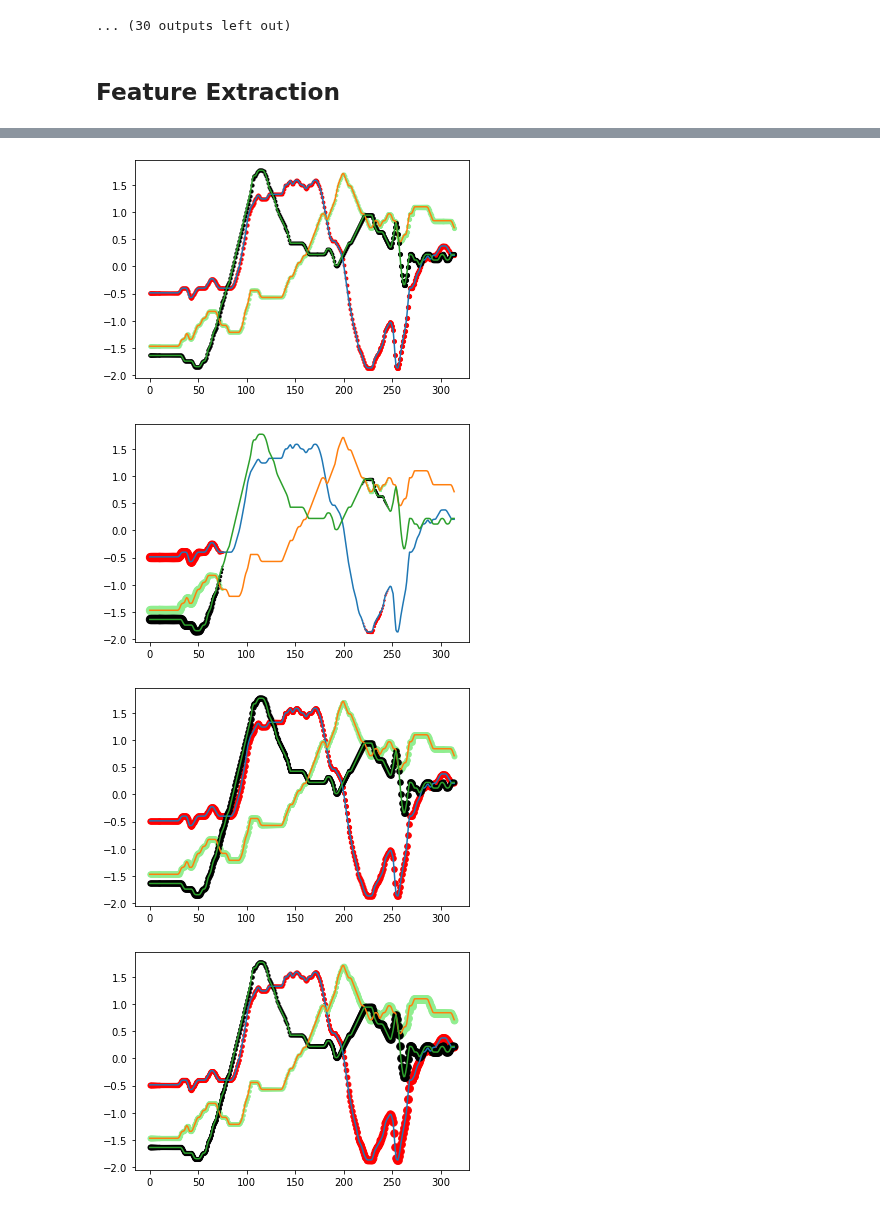
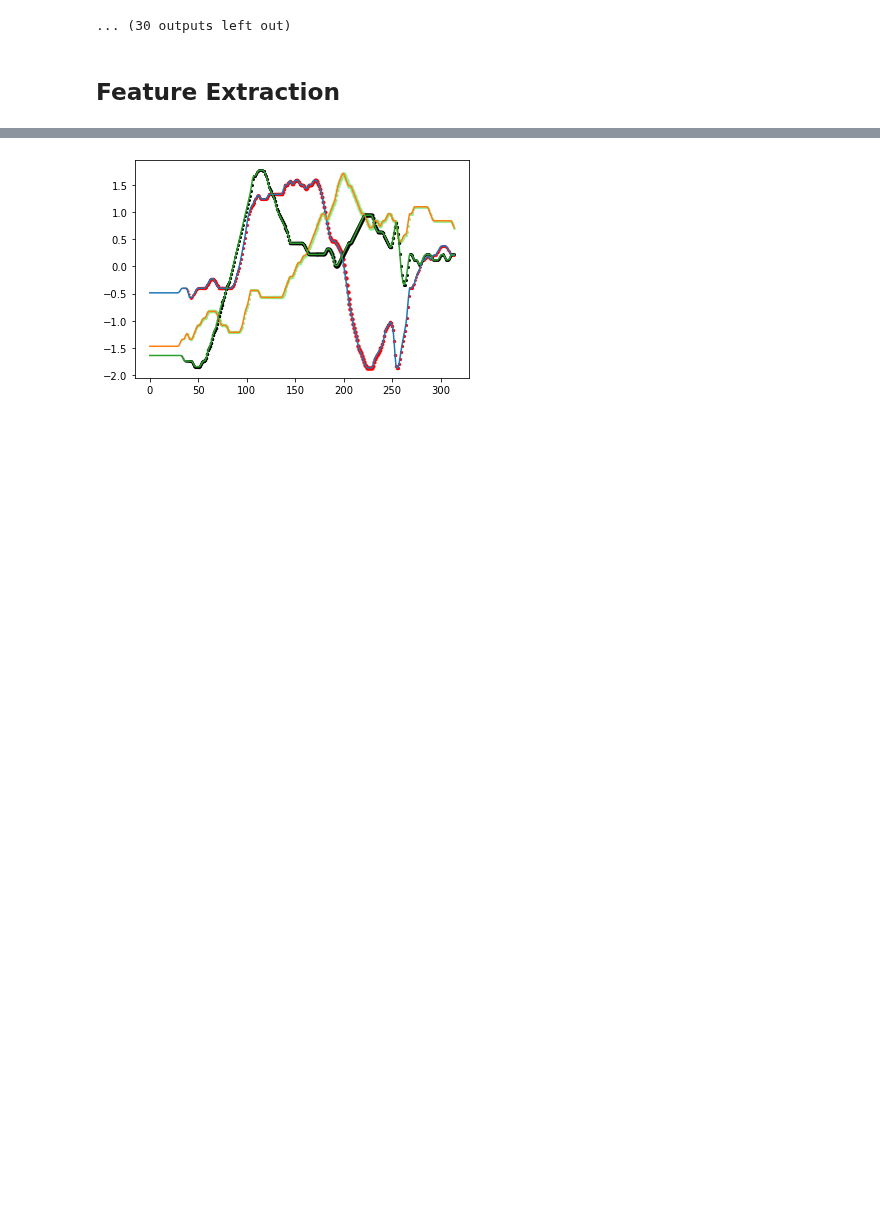
Before and after one commit to duyanhpham-brs/XAI-Multivariate-Time-Series, a Jupyter notebook: XAI_models_evaluation.ipynb, the cells around one changed output, grey strips where cells are left out. Saved outputs shown, nothing was run; the diff lists cells and outputs as text; code cells hidden in the pictures; blank space fills up the shorter version.

```diff
--- a/XAI_models_evaluation.ipynb
+++ b/XAI_models_evaluation.ipynb
@@ -220,6 +207,6 @@ KeyboardInterrupt:
 # %%
 feature_maps = CAMFeatureMaps(GradCAMPlusPlus)
-feature_maps.load(model, 'relu_4')
+feature_maps.load(model, 'relu_3')
 mask1 = {}
 for i in range(len(np.unique(y_test))):
     mask1[i] = feature_maps.show(X_test[0], i)
@@ -239,0 +222,2 @@ for i in range(len(np.unique(y_test))):
+# %%
+mask1 = feature_maps.show(X_test[0], None)
@@ -240,8 +227,4 @@ for i in range(len(np.unique(y_test))):
 # %%
-for i in list(mask1.keys()):
-    map_activation_to_input(X_test[0], mask1[i], 1)
+map_activation_to_input(X_test[0], mask1, 1)
 # %% [output]
-[figure, old version]
+[figure, new version]
-[figure, removed]
-[figure, removed]
-[figure, removed]
```
Also changed, not shown: parts of 7 cells of this notebook, 1 other file.
